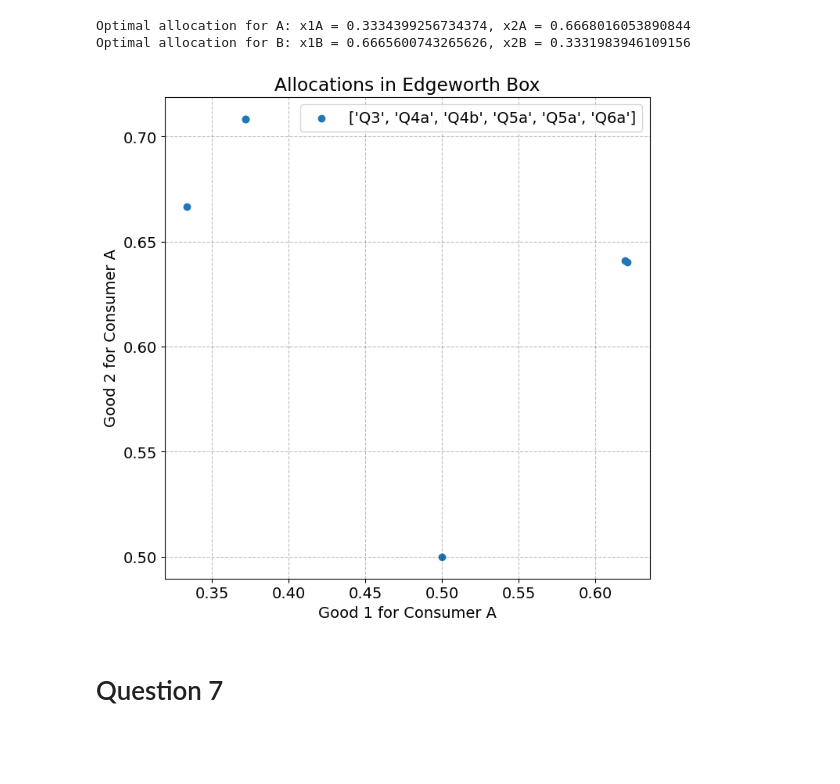
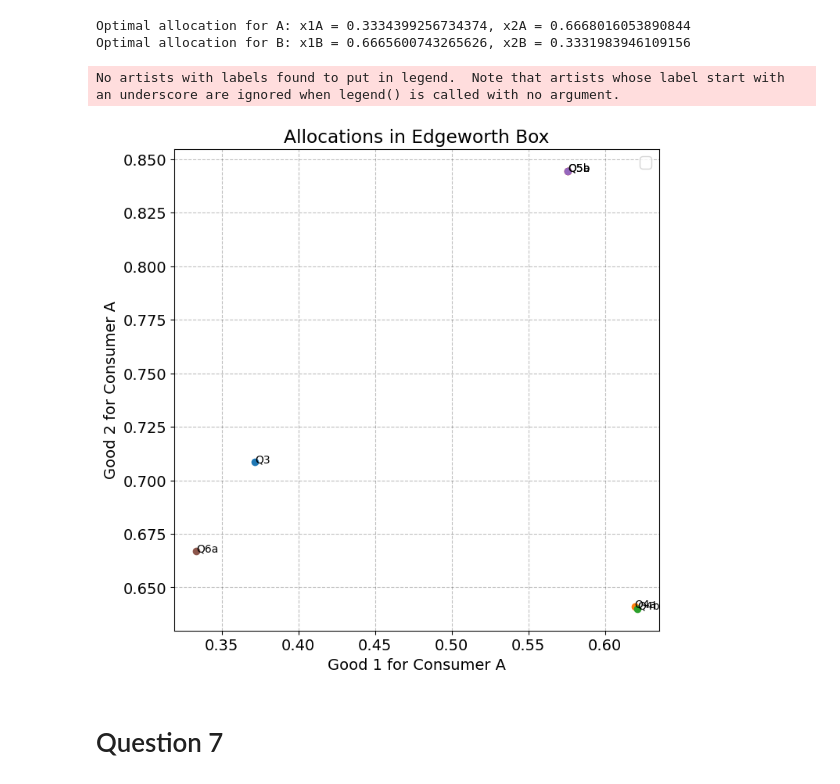
Before and after one commit to NumEconCopenhagen/projects-2024-thomas-lucas-jacob, a Jupyter notebook: inauguralproject/inauguralproject.ipynb, the cells around one changed output. Drawn from its saved outputs; the diff is of its cells as text; code cells hidden in the pictures; blank space fills up the shorter version.

```diff
--- a/inauguralproject/inauguralproject.ipynb
+++ b/inauguralproject/inauguralproject.ipynb
@@ -361,26 +361,33 @@ Optimal allocation for B: x1B = 0.6665600743265626, x2B = 0.3331983946109156
 # %%
 # Question 6b
 
 # Sample allocations
 # Format: (x1A, x2A)
 allocation_result_3 = (0.37156177156177156, 0.7084444444444445)
 allocation_result_4a = (0.619316843345112, 0.6408888888888888)
 allocation_result_4b = (0.6209680912184328, 0.6400435836701358)
-allocation_result_5a = (0.5, 0.5)
-allocation_result_5b = (0.37156177156177156, 0.7084444444444445)
+allocation_result_5a = (0.5755927,  0.84454988)
+allocation_result_5b = (0.5755927,  0.84454988)
 allocation_result_6a = (0.3334399256734374, 0.6668016053890844)
+
+allocations = [allocation_result_3, allocation_result_4a, allocation_result_4b, allocation_result_5a, allocation_result_5b, allocation_result_6a]
+labels = ['Q3', 'Q4a', 'Q4b', 'Q5a', 'Q5b', 'Q6a']
 
 # Plotting
 plt.figure(figsize=(8, 8))
-plt.scatter(*zip(allocation_result_3, allocation_result_4a, allocation_result_4b, allocation_result_5a, allocation_result_5b, allocation_result_6a), label=['Q3', 'Q4a', 'Q4b', 'Q5a', 'Q5a', 'Q6a'])
+for alloc, label in zip(allocations, labels):
+    plt.scatter(*alloc)
+    plt.text(alloc[0], alloc[1], label, fontsize=10)
+
 plt.title('Allocations in Edgeworth Box')
 plt.xlabel('Good 1 for Consumer A')
 plt.ylabel('Good 2 for Consumer A')
 plt.legend()
 plt.grid(True)
 plt.show()
 # %% [output]
+No artists with labels found to put in legend.  Note that artists whose label start with an underscore are ignored when legend() is called with no argument.
-[figure, old version]
+[figure, new version]
 # %% [markdown]
 # Question 7
 # %%
```
